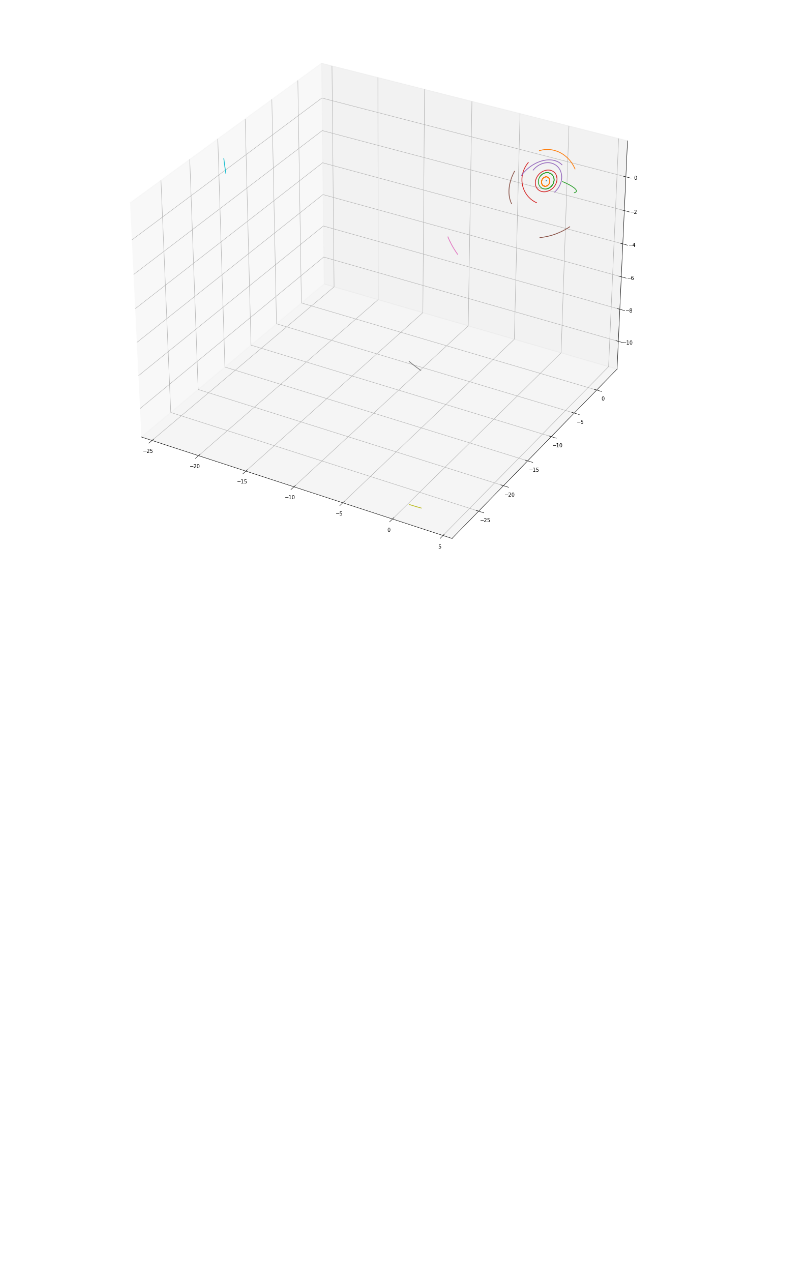
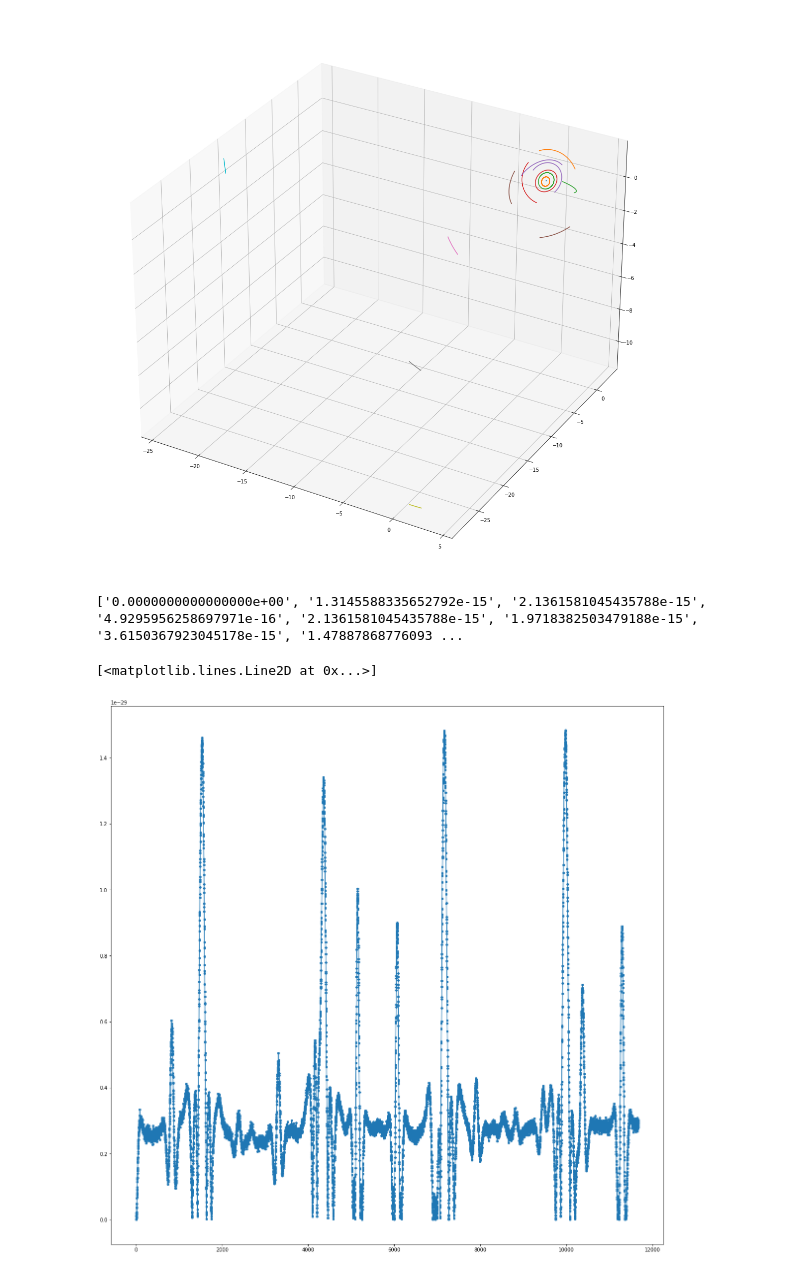
Before and after one commit to S1ckick/Nbodies, a Jupyter notebook: NBodies/Untitled.ipynb, the cells around one changed output. Drawn from its saved outputs; the diff is of its cells as text; code cells hidden in the pictures; blank space fills up the shorter version.

```diff
--- a/NBodies/Untitled.ipynb
+++ b/NBodies/Untitled.ipynb
@@ -132,7 +132,10 @@ vel_x = []
 vel_y = []
 vel_z = []
 
-with open('res_b_out.txt') as f:
+energy = []
+impulse = []
+center = []
+with open('../build/res_out.txt') as f:
     data = f.readlines()
     for line in data:
         if line:
@@ -144,6 +147,9 @@ with open('res_b_out.txt') as f:
                 vel_x.append(numbers[3 + 6*i])
                 vel_y.append(numbers[4 + 6*i])
                 vel_z.append(numbers[5 + 6*i])
+            energy.append(numbers[-3])
+            impulse.append(numbers[-2])
+            center.append(numbers[-1])
 plt.rcParams["figure.figsize"] = (30,20)
 fig = plt.figure()
 ax = fig.add_subplot(1,1,1, projection='3d')
@@ -157,3 +163,14 @@ for i in range(16):
 plt.savefig('anime2.png', dpi=300)
 # %% [output]
 [figure]
+# %%
+print(energy)
+# %% [output]
+['0.0000000000000000e+00', '1.3145588335652792e-15', '2.1361581045435788e-15', '4.9295956258697971e-16', '2.1361581045435788e-15', '1.9718382503479188e-15', '3.6150367923045178e-15', '1.47887868776093 ...
+# %%
+figure, axes = plt.subplots(figsize = (20,20))
+
+axes.plot(list(map(float, energy)),linestyle='solid', marker='o', markersize=4, label='|X-X0|')
+# %% [output]
+[<matplotlib.lines.Line2D at 0x...>]
+[figure, added]
```
Also changed, not shown: parts of 7 cells of this notebook, 15 other files.
